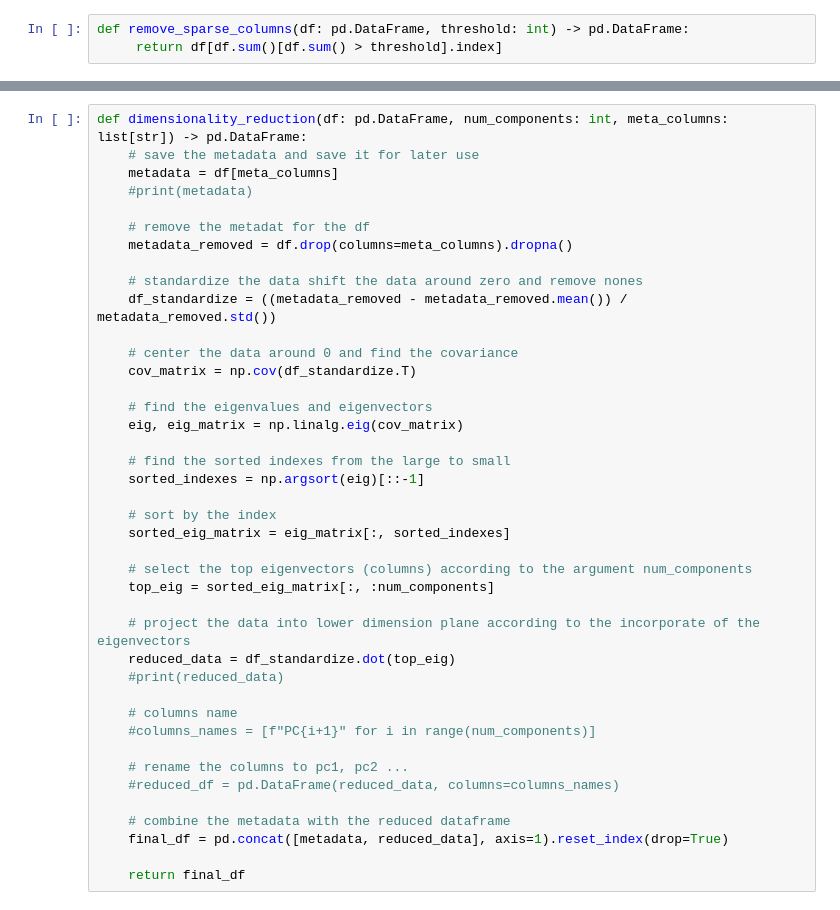
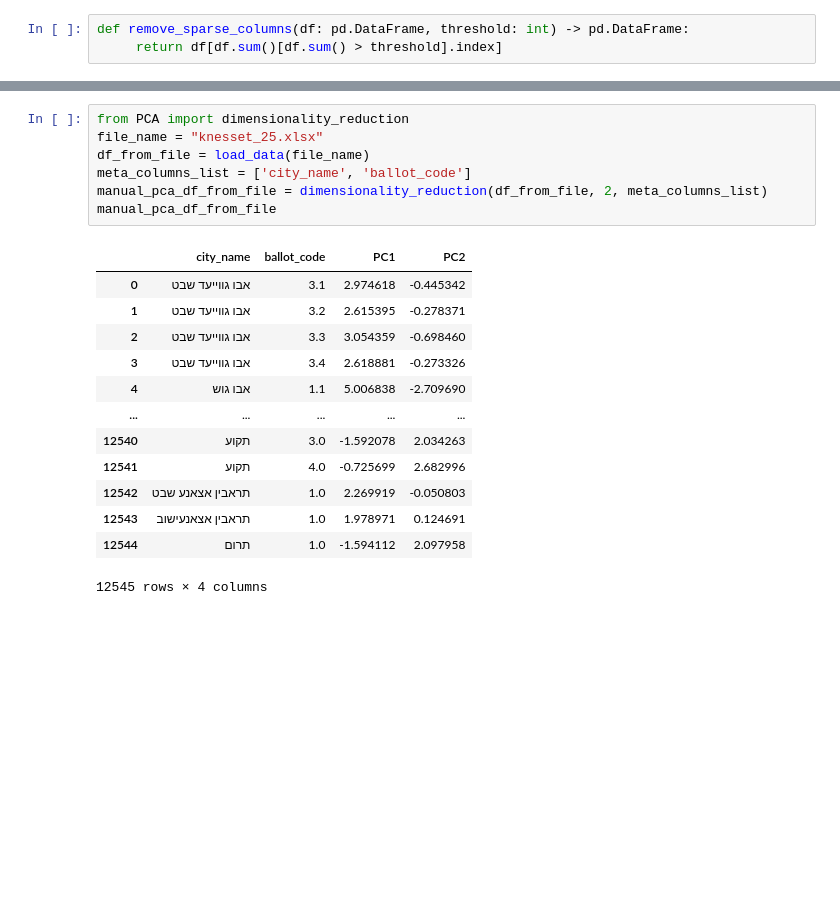
Before and after one commit to yossef-cohen/Data_Manipulation_With_Pandas, a Jupyter notebook: temp.ipynb, the cells around one changed output, grey strips where cells are left out. Saved outputs shown, nothing was run; the diff lists cells and outputs as text; blank space fills up the shorter version.

```diff
--- a/temp.ipynb
+++ b/temp.ipynb
@@ -60,44 +67,24 @@ result
 | תרום | 201 |
 1216 rows × 1 columns
 # %%
-def dimensionality_reduction(df: pd.DataFrame, num_components: int, meta_columns: list[str]) -> pd.DataFrame:
-    # save the metadata and save it for later use
-    metadata = df[meta_columns]
-    #print(metadata)
-
-    # remove the metadat for the df
-    metadata_removed = df.drop(columns=meta_columns).dropna()
-
-    # standardize the data shift the data around zero and remove nones
-    df_standardize = ((metadata_removed - metadata_removed.mean()) / metadata_removed.std())
-
-    # center the data around 0 and find the covariance
-    cov_matrix = np.cov(df_standardize.T)
-
-    # find the eigenvalues and eigenvectors
-    eig, eig_matrix = np.linalg.eig(cov_matrix)
-
-    # find the sorted indexes from the large to small
-    sorted_indexes = np.argsort(eig)[::-1]
-
-    # sort by the index
-    sorted_eig_matrix = eig_matrix[:, sorted_indexes]
-
-    # select the top eigenvectors (columns) according to the argument num_components
-    top_eig = sorted_eig_matrix[:, :num_components]
-
-    # project the data into lower dimension plane according to the incorporate of the eigenvectors
-    reduced_data = df_standardize.dot(top_eig)
-    #print(reduced_data)
-
-    # columns name
-    #columns_names = [f"PC{i+1}" for i in range(num_components)]
-
-    # rename the columns to pc1, pc2 ...
-    #reduced_df = pd.DataFrame(reduced_data, columns=columns_names)
-
-    # combine the metadata with the reduced dataframe
-    final_df = pd.concat([metadata, reduced_data], axis=1).reset_index(drop=True)
-
-    return final_df
+from PCA import dimensionality_reduction
+file_name = "knesset_25.xlsx"
+df_from_file = load_data(file_name)
+meta_columns_list = ['city_name', 'ballot_code']
+manual_pca_df_from_file = dimensionality_reduction(df_from_file, 2, meta_columns_list)
+manual_pca_df_from_file
+# %% [output]
+|  | city_name | ballot_code | PC1 | PC2 |
+| 0 | אבו גווייעד שבט | 3.1 | 2.974618 | -0.445342 |
+| 1 | אבו גווייעד שבט | 3.2 | 2.615395 | -0.278371 |
+| 2 | אבו גווייעד שבט | 3.3 | 3.054359 | -0.698460 |
+| 3 | אבו גווייעד שבט | 3.4 | 2.618881 | -0.273326 |
+| 4 | אבו גוש | 1.1 | 5.006838 | -2.709690 |
+| ... | ... | ... | ... | ... |
+| 12540 | תקוע | 3.0 | -1.592078 | 2.034263 |
+| 12541 | תקוע | 4.0 | -0.725699 | 2.682996 |
+| 12542 | תראבין אצאנע שבט | 1.0 | 2.269919 | -0.050803 |
+| 12543 | תראבין אצאנעישוב | 1.0 | 1.978971 | 0.124691 |
+| 12544 | תרום | 1.0 | -1.594112 | 2.097958 |
+12545 rows × 4 columns
 # %%
```
Also changed, not shown: parts of 5 cells of this notebook.
